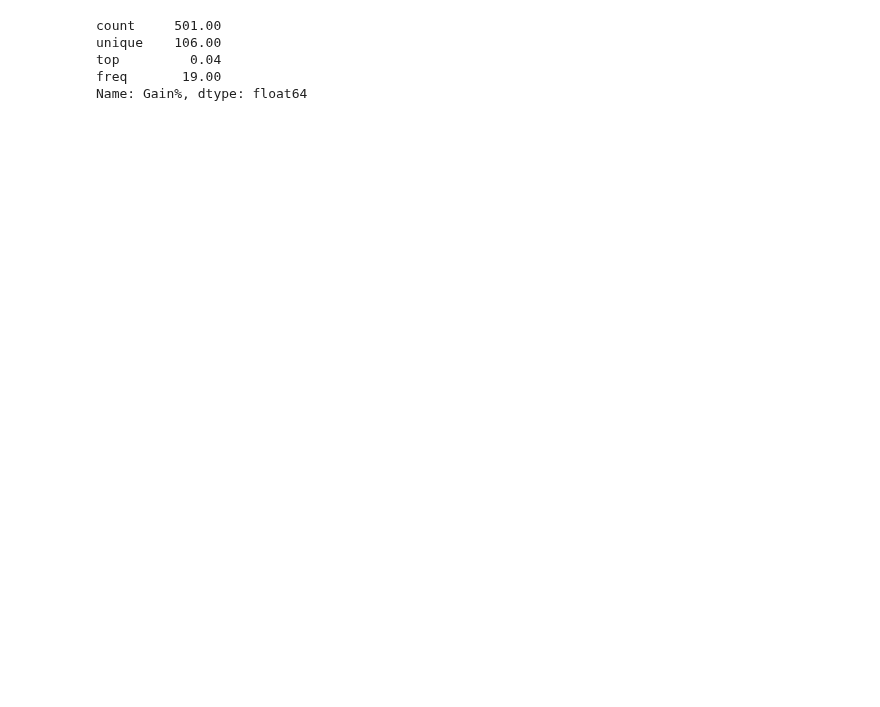
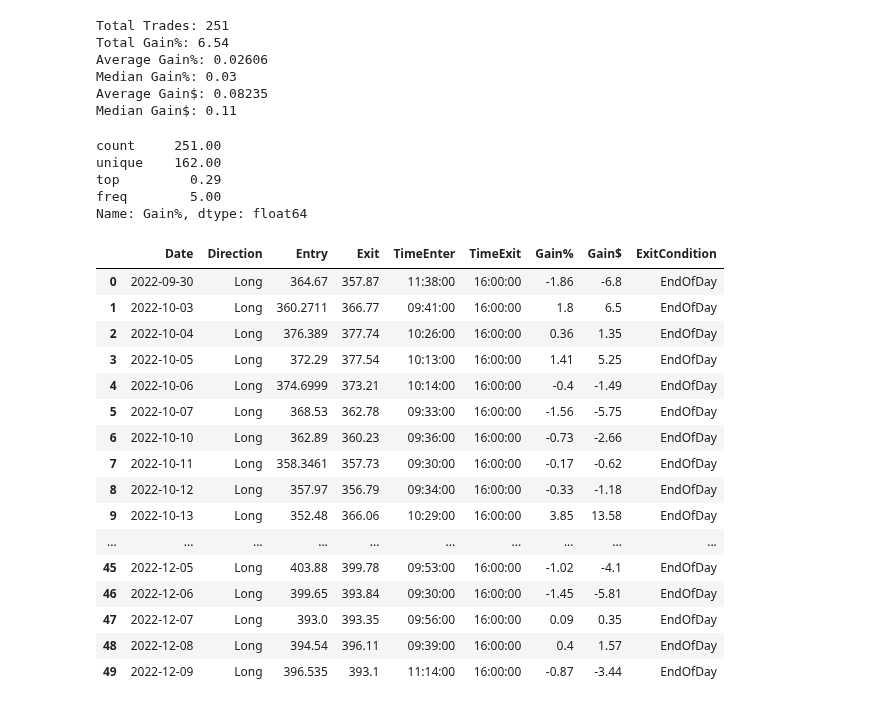
Before and after one commit to kh3dron/biz, a Jupyter notebook: experiments/rsi_backtesting_2.ipynb, the cells around one changed output. Drawn from its saved outputs; the diff is of its cells as text; code cells hidden in the pictures; blank space fills up the shorter version.

Commit message:
breakout rsi backtests by exit condition

```diff
--- a/experiments/rsi_backtesting_2.ipynb
+++ b/experiments/rsi_backtesting_2.ipynb
@@ -47,17 +47,21 @@ import pandas as pd
 
 def simulate_trade_RSI(date, entry, exit_high, exit_low, max_trades, df):
     df_day = df[(df["date"] == date) & (df["time"] >= datetime.time(9, 30, 0)) & (df["time"] <= datetime.time(16, 0, 0))]
-    trade_log = pd.DataFrame(columns=["Date", "Direction", "Entry", "Exit", "TimeEnter", "TimeExit", "Gain%", "Gain$"])
+    trade_log = pd.DataFrame(columns=["Date", "Direction", "Entry", "Exit", "TimeEnter", "TimeExit", "Gain%", "Gain$", "ExitCondition"])
     trades, in_trade = 0, False
 
     for i in range(1, len(df_day)):
-        rsi_condition = (df_day["RSI_14"].iloc[i - 1] < entry and df_day["RSI_14"].iloc[i] >= entry)
-        exit_condition = (df_day["RSI_14"].iloc[i - 1] > exit_high or df_day["RSI_14"].iloc[i] <= exit_low)
+        entry_rsi = (df_day["RSI_14"].iloc[i - 1] < entry and df_day["RSI_14"].iloc[i] >= entry)
 
-        if not in_trade and rsi_condition:
+        exit_profit = (df_day["close"].iloc[i - 1] >= exit_high and df_day["close"].iloc[i] < exit_high)
+        exit_stoploss = (df_day["close"].iloc[i - 1] <= exit_low and df_day["close"].iloc[i] > exit_low)
+        exit_endofday = (i == len(df_day) - 1)
+        exit_condition = "MaxProfit" if exit_profit else "StopLoss" if exit_stoploss else "EndOfDay" if exit_endofday else None
+
+        if not in_trade and entry_rsi:
             entry_price, in_trade, time_enter = df_day["close"].iloc[i], True, df_day["time"].iloc[i - 1]
 
-        elif in_trade and (exit_condition or i == len(df_day) - 1):
+        elif in_trade and (exit_profit or exit_stoploss or exit_endofday):
             exit_price = df_day["close"].iloc[i]
             trade_gain_percent = round(((exit_price - entry_price) / entry_price) * 100, 2)
             trade_gain_net = round(exit_price - entry_price, 2)
@@ -70,7 +74,8 @@ def simulate_trade_RSI(date, entry, exit_high, exit_low, max_trades, df):
                 "TimeEnter": time_enter,
                 "TimeExit": df_day["time"].iloc[i],
                 "Gain%": trade_gain_percent,
-                "Gain$": trade_gain_net
+                "Gain$": trade_gain_net,
+                "ExitCondition": exit_condition
             })
 
             trades, entry_price, in_trade = trades + 1, 0, False
@@ -114,16 +119,46 @@ fig.show()
 # %%
 print("Total Trades:", len(trades))
 print("Total Gain%:", round(trades["Gain%"].sum(), 2))
-print("Average Gain%:", round(trades["Gain%"].mean(), 2))
+print("Average Gain%:", round(trades["Gain%"].mean(), 5))
 print("Median Gain%:", round(trades["Gain%"].median(), 2))
 
+print("Average Gain$:", round(trades["Gain$"].mean(), 5))
+print("Median Gain$:", round(trades["Gain$"].median(), 2))
+
+
 trades["Gain%"].describe()
 # %% [output]
-count     501.00
-unique    106.00
-top         0.04
-freq       19.00
-Name: Gain%, dtype: float64
+Total Trades: 251
+Total Gain%: 6.54
+Average Gain%: 0.02606
+Median Gain%: 0.03
+Average Gain$: 0.08235
+Median Gain$: 0.11
+count     251.00
+unique    162.00
+top         0.29
+freq        5.00
+Name: Gain%, dtype: float64
+# %%
+trades.to_csv('../temp/trades.csv', index=False)
+# %% [output]
+|  | Date | Direction | Entry | Exit | TimeEnter | TimeExit | Gain% | Gain$ | ExitCondition |
+| 0 | 2022-09-30 | Long | 364.67 | 357.87 | 11:38:00 | 16:00:00 | -1.86 | -6.8 | EndOfDay |
+| 1 | 2022-10-03 | Long | 360.2711 | 366.77 | 09:41:00 | 16:00:00 | 1.8 | 6.5 | EndOfDay |
+| 2 | 2022-10-04 | Long | 376.389 | 377.74 | 10:26:00 | 16:00:00 | 0.36 | 1.35 | EndOfDay |
+| 3 | 2022-10-05 | Long | 372.29 | 377.54 | 10:13:00 | 16:00:00 | 1.41 | 5.25 | EndOfDay |
+| 4 | 2022-10-06 | Long | 374.6999 | 373.21 | 10:14:00 | 16:00:00 | -0.4 | -1.49 | EndOfDay |
+| 5 | 2022-10-07 | Long | 368.53 | 362.78 | 09:33:00 | 16:00:00 | -1.56 | -5.75 | EndOfDay |
+| 6 | 2022-10-10 | Long | 362.89 | 360.23 | 09:36:00 | 16:00:00 | -0.73 | -2.66 | EndOfDay |
+| 7 | 2022-10-11 | Long | 358.3461 | 357.73 | 09:30:00 | 16:00:00 | -0.17 | -0.62 | EndOfDay |
+| 8 | 2022-10-12 | Long | 357.97 | 356.79 | 09:34:00 | 16:00:00 | -0.33 | -1.18 | EndOfDay |
+| 9 | 2022-10-13 | Long | 352.48 | 366.06 | 10:29:00 | 16:00:00 | 3.85 | 13.58 | EndOfDay |
+| ... | ... | ... | ... | ... | ... | ... | ... | ... | ... |
+| 45 | 2022-12-05 | Long | 403.88 | 399.78 | 09:53:00 | 16:00:00 | -1.02 | -4.1 | EndOfDay |
+| 46 | 2022-12-06 | Long | 399.65 | 393.84 | 09:30:00 | 16:00:00 | -1.45 | -5.81 | EndOfDay |
+| 47 | 2022-12-07 | Long | 393.0 | 393.35 | 09:56:00 | 16:00:00 | 0.09 | 0.35 | EndOfDay |
+| 48 | 2022-12-08 | Long | 394.54 | 396.11 | 09:39:00 | 16:00:00 | 0.4 | 1.57 | EndOfDay |
+| 49 | 2022-12-09 | Long | 396.535 | 393.1 | 11:14:00 | 16:00:00 | -0.87 | -3.44 | EndOfDay |
 # %%
 fig = px.histogram(trades, x="TimeEnter", nbins=50, title="Histogram of Time to Enter Trade")
 fig.update_layout(
```
Also changed, not shown: parts of 2 cells of this notebook.
